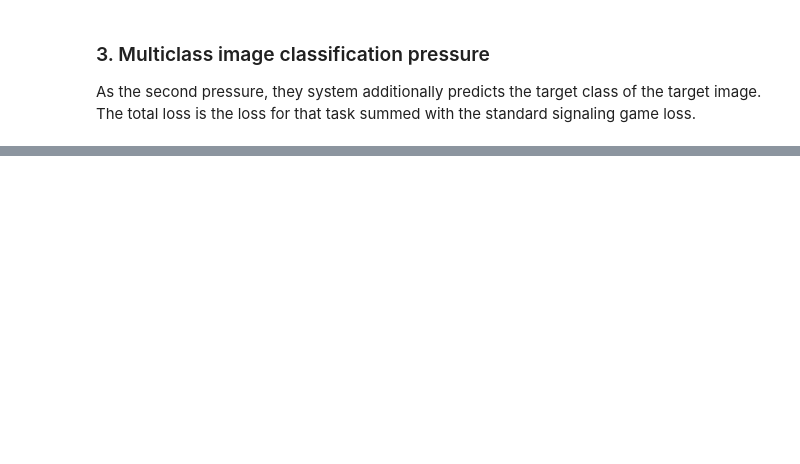
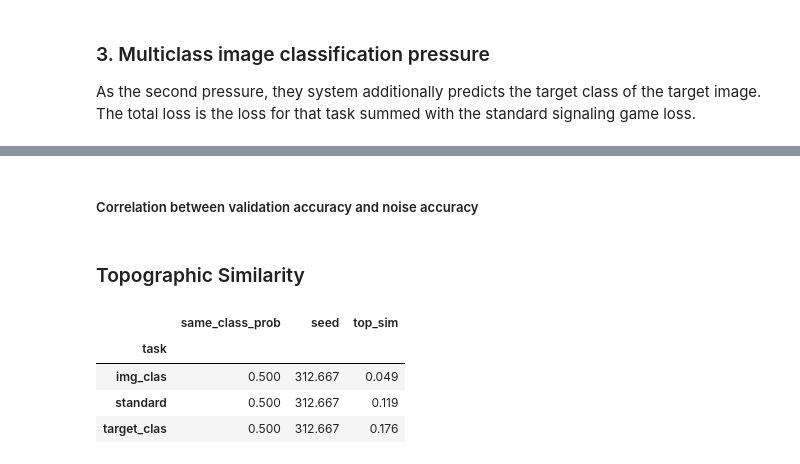
Before and after one commit to blazejdolicki/nlp2-language-emergence, a Jupyter notebook: main_notebook.ipynb, the cells around one changed output, grey strips where cells are left out. Cells and saved outputs as stored; diff of their text form; code cells hidden in the pictures; blank space fills up the shorter version.

```diff
--- a/main_notebook.ipynb
+++ b/main_notebook.ipynb
@@ -41,0 +237,2 @@ As the second pressure, they system additionally predicts the target class of th
+# %% [markdown]
+##### Correlation between validation accuracy and noise accuracy
@@ -41,0 +242,2 @@ As the second pressure, they system additionally predicts the target class of th
+# %% [markdown]
+### Topographic Similarity
@@ -41,0 +284,27 @@ As the second pressure, they system additionally predicts the target class of th
+# %%
+# only calculate TS for runs with same class probability = 0.5
+selected_idxs = [3, 4, 5, 12, 13, 14, 21, 22, 23]
+log_names = [log_names[i] for i in range(len(log_names)) if i in selected_idxs]
+# log_names = ['27_03_2021_16_26_11_task_standard_seed_7', '27_03_2021_16_47_36_task_standard_seed_122']
+# %%
+from tqdm import tqdm
+
+top_sim_results = []
+size = 10000 # how many messages do you want to sample - (0, 10000]
+for log_name in tqdm(log_names):
+
+    top_sim_results_df = get_params_df(log_name)
+    top_sim_results_df["top_sim"] = get_top_sim(log_name, size=size)
+
+    # append to final table
+    top_sim_results.append(top_sim_results_df)
+
+top_sim = pd.concat(top_sim_results).groupby(by="task").mean()
+# %%
+top_sim
+# %% [output]
+|  | same_class_prob | seed | top_sim |
+| task |  |  |  |
+| img_clas | 0.500 | 312.667 | 0.049 |
+| standard | 0.500 | 312.667 | 0.119 |
+| target_clas | 0.500 | 312.667 | 0.176 |
```
Also changed, not shown: parts of 19 cells of this notebook.
